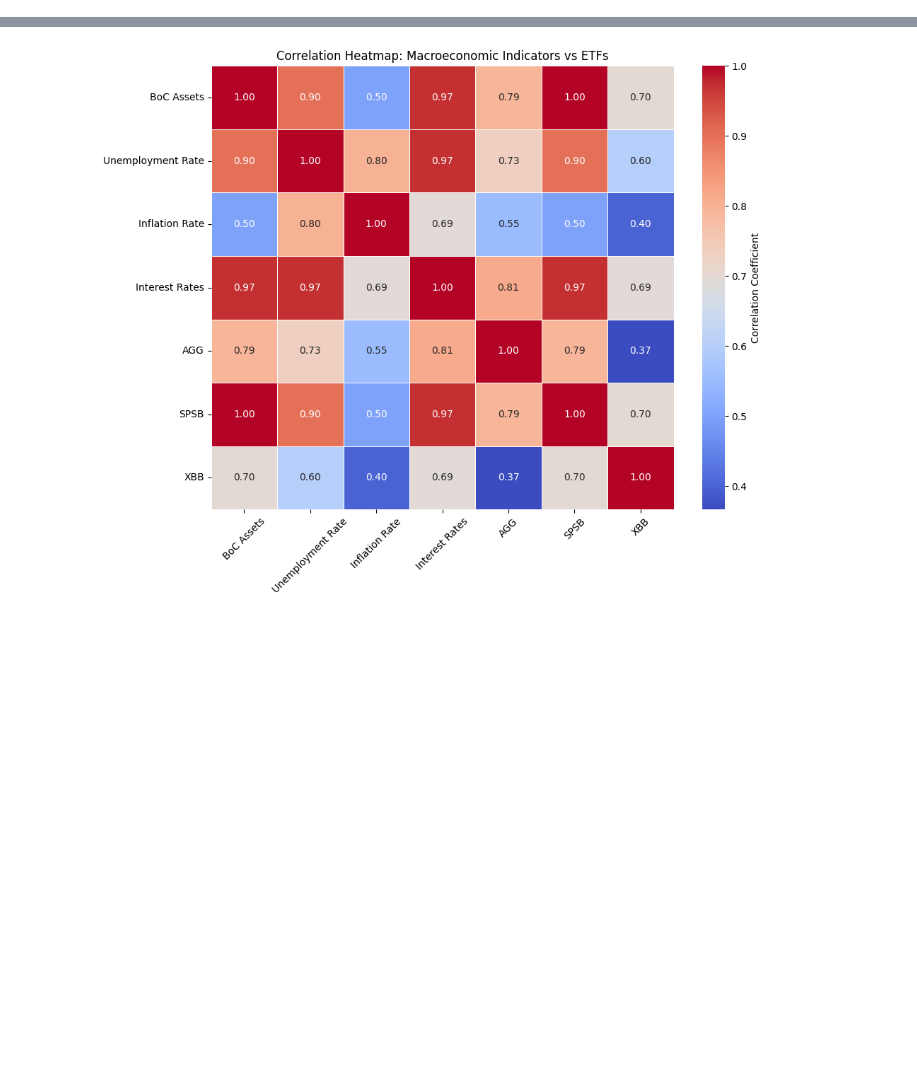
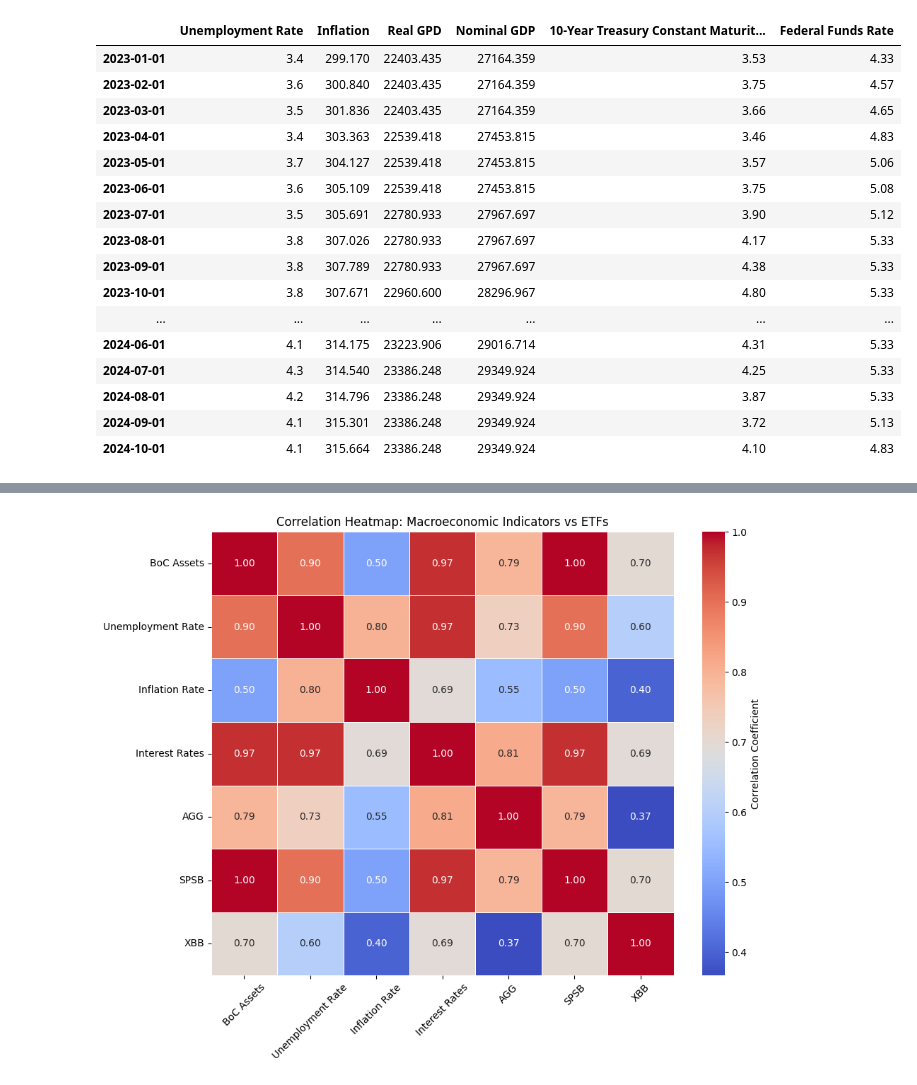
Before and after one commit to DFIC-Quant-Fund/Investment-Council, a Jupyter notebook: Credit/correlation_heatmap/correlation_heatmap.ipynb, the cells around one changed output, grey strips where cells are left out. Drawn from its saved outputs; the diff is of its cells as text; code cells hidden in the pictures; blank space fills up the shorter version.

```diff
--- a/Credit/correlation_heatmap/correlation_heatmap.ipynb
+++ b/Credit/correlation_heatmap/correlation_heatmap.ipynb
@@ -26,0 +183,21 @@ Requirement already satisfied: certifi>=2017.4.17 in /Users/cameron.beneteau/cod
+# %%
+etf_data_df.ffill()
+indicator_data_df.ffill()
+# %% [output]
+|  | Unemployment Rate | Inflation | Real GPD | Nominal GDP | 10-Year Treasury Constant Maturit... | Federal Funds Rate |
+| 2023-01-01 | 3.4 | 299.170 | 22403.435 | 27164.359 | 3.53 | 4.33 |
+| 2023-02-01 | 3.6 | 300.840 | 22403.435 | 27164.359 | 3.75 | 4.57 |
+| 2023-03-01 | 3.5 | 301.836 | 22403.435 | 27164.359 | 3.66 | 4.65 |
+| 2023-04-01 | 3.4 | 303.363 | 22539.418 | 27453.815 | 3.46 | 4.83 |
+| 2023-05-01 | 3.7 | 304.127 | 22539.418 | 27453.815 | 3.57 | 5.06 |
+| 2023-06-01 | 3.6 | 305.109 | 22539.418 | 27453.815 | 3.75 | 5.08 |
+| 2023-07-01 | 3.5 | 305.691 | 22780.933 | 27967.697 | 3.90 | 5.12 |
+| 2023-08-01 | 3.8 | 307.026 | 22780.933 | 27967.697 | 4.17 | 5.33 |
+| 2023-09-01 | 3.8 | 307.789 | 22780.933 | 27967.697 | 4.38 | 5.33 |
+| 2023-10-01 | 3.8 | 307.671 | 22960.600 | 28296.967 | 4.80 | 5.33 |
+| ... | ... | ... | ... | ... | ... | ... |
+| 2024-06-01 | 4.1 | 314.175 | 23223.906 | 29016.714 | 4.31 | 5.33 |
+| 2024-07-01 | 4.3 | 314.540 | 23386.248 | 29349.924 | 4.25 | 5.33 |
+| 2024-08-01 | 4.2 | 314.796 | 23386.248 | 29349.924 | 3.87 | 5.33 |
+| 2024-09-01 | 4.1 | 315.301 | 23386.248 | 29349.924 | 3.72 | 5.13 |
+| 2024-10-01 | 4.1 | 315.664 | 23386.248 | 29349.924 | 4.10 | 4.83 |
```
Also changed, not shown: parts of 17 cells of this notebook, 3 other files.
